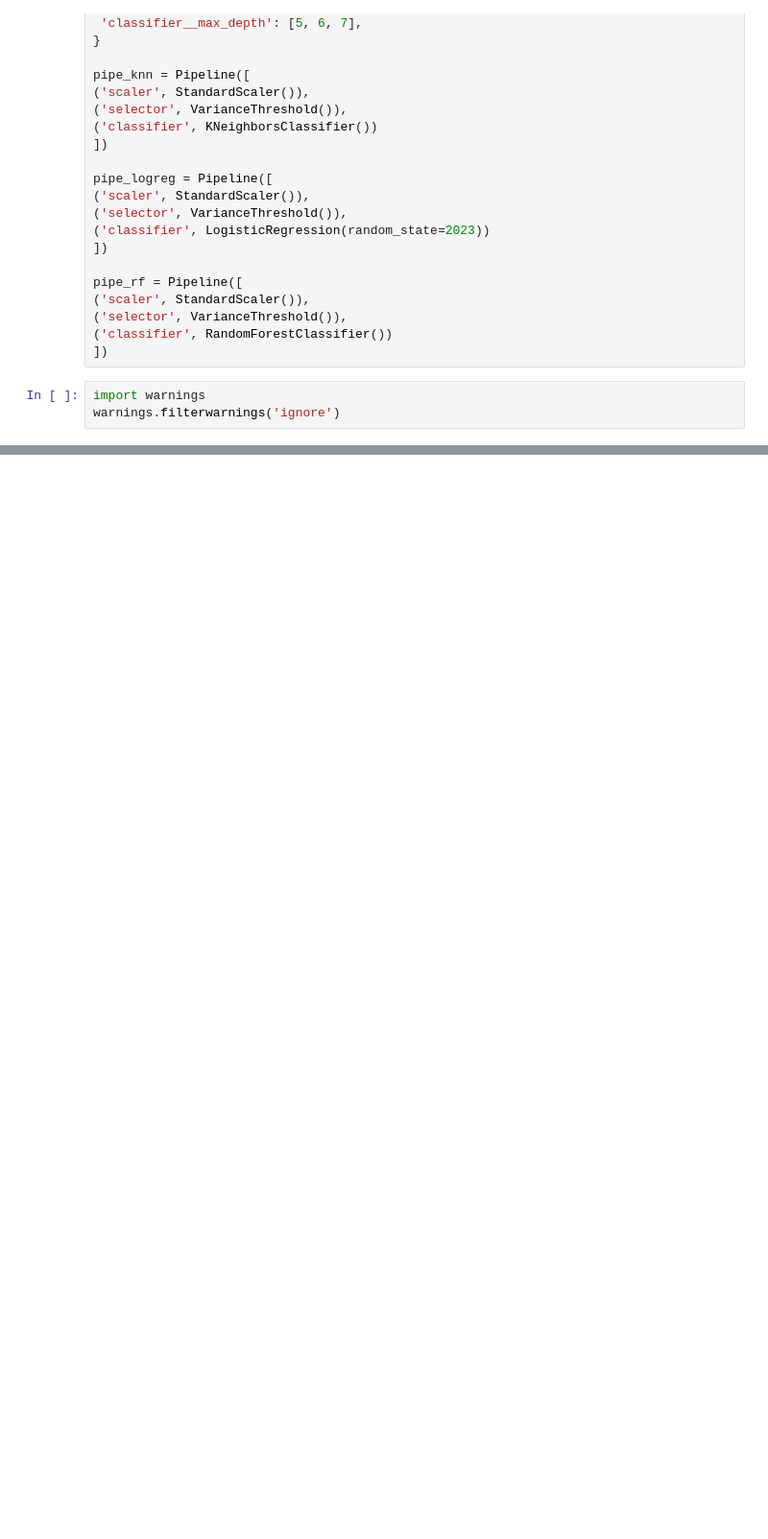
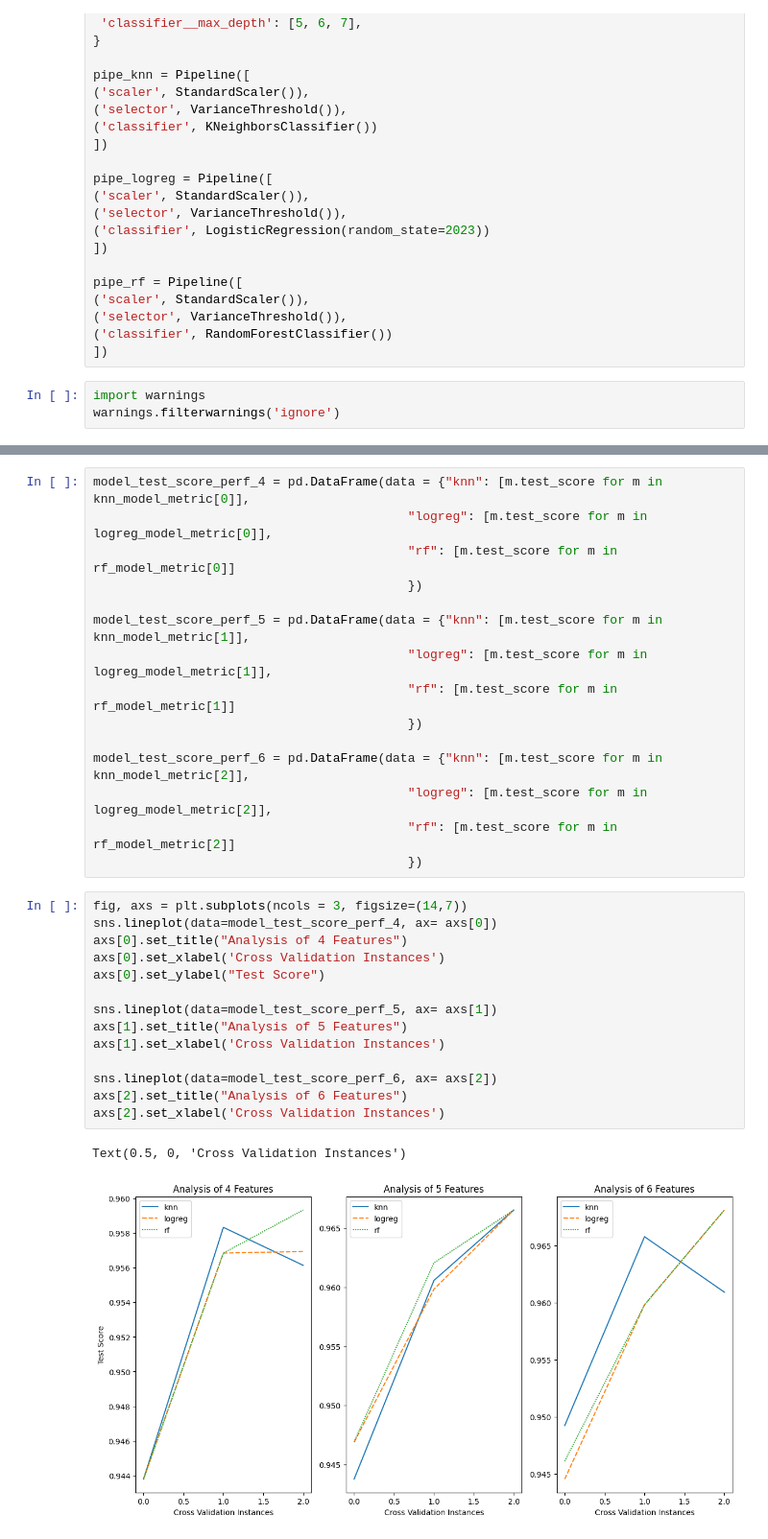
Before and after one commit to somilasthana/MachineLearningSkills, a Jupyter notebook: TideMatching.ipynb, the cells around one changed output, grey strips where cells are left out. Shown at 96% size. Drawn from its saved outputs; the diff is of its cells as text; blank space fills up the shorter version.

```diff
--- a/TideMatching.ipynb
+++ b/TideMatching.ipynb
@@ -1121,0 +1139,32 @@ sns.relplot(data=logreg_model_metric['cross_valid_df'][2],
+# %%
+model_test_score_perf_4 = pd.DataFrame(data = {"knn": [m.test_score for m in knn_model_metric[0]],
+                                          "logreg": [m.test_score for m in logreg_model_metric[0]],
+                                          "rf": [m.test_score for m in rf_model_metric[0]]
+                                          })
+
+model_test_score_perf_5 = pd.DataFrame(data = {"knn": [m.test_score for m in knn_model_metric[1]],
+                                          "logreg": [m.test_score for m in logreg_model_metric[1]],
+                                          "rf": [m.test_score for m in rf_model_metric[1]]
+                                          })
+
+model_test_score_perf_6 = pd.DataFrame(data = {"knn": [m.test_score for m in knn_model_metric[2]],
+                                          "logreg": [m.test_score for m in logreg_model_metric[2]],
+                                          "rf": [m.test_score for m in rf_model_metric[2]]
+                                          })
+# %%
+fig, axs = plt.subplots(ncols = 3, figsize=(14,7))
+sns.lineplot(data=model_test_score_perf_4, ax= axs[0])
+axs[0].set_title("Analysis of 4 Features")
+axs[0].set_xlabel('Cross Validation Instances')
+axs[0].set_ylabel("Test Score")
+
+sns.lineplot(data=model_test_score_perf_5, ax= axs[1])
+axs[1].set_title("Analysis of 5 Features")
+axs[1].set_xlabel('Cross Validation Instances')
+
+sns.lineplot(data=model_test_score_perf_6, ax= axs[2])
+axs[2].set_title("Analysis of 6 Features")
+axs[2].set_xlabel('Cross Validation Instances')
+# %% [output]
+Text(0.5, 0, 'Cross Validation Instances')
+[figure, added]
```
Also changed, not shown: parts of 53 cells of this notebook.
